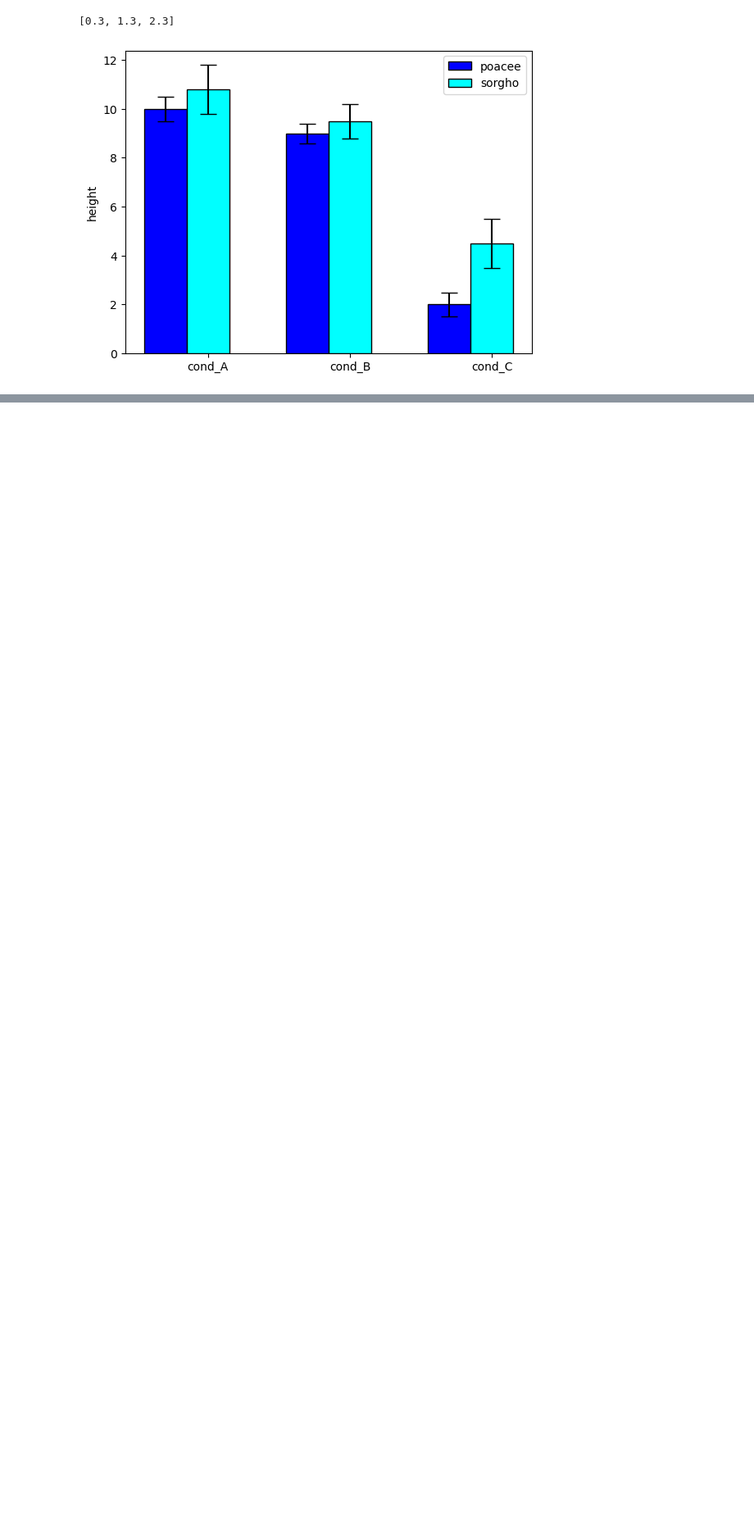
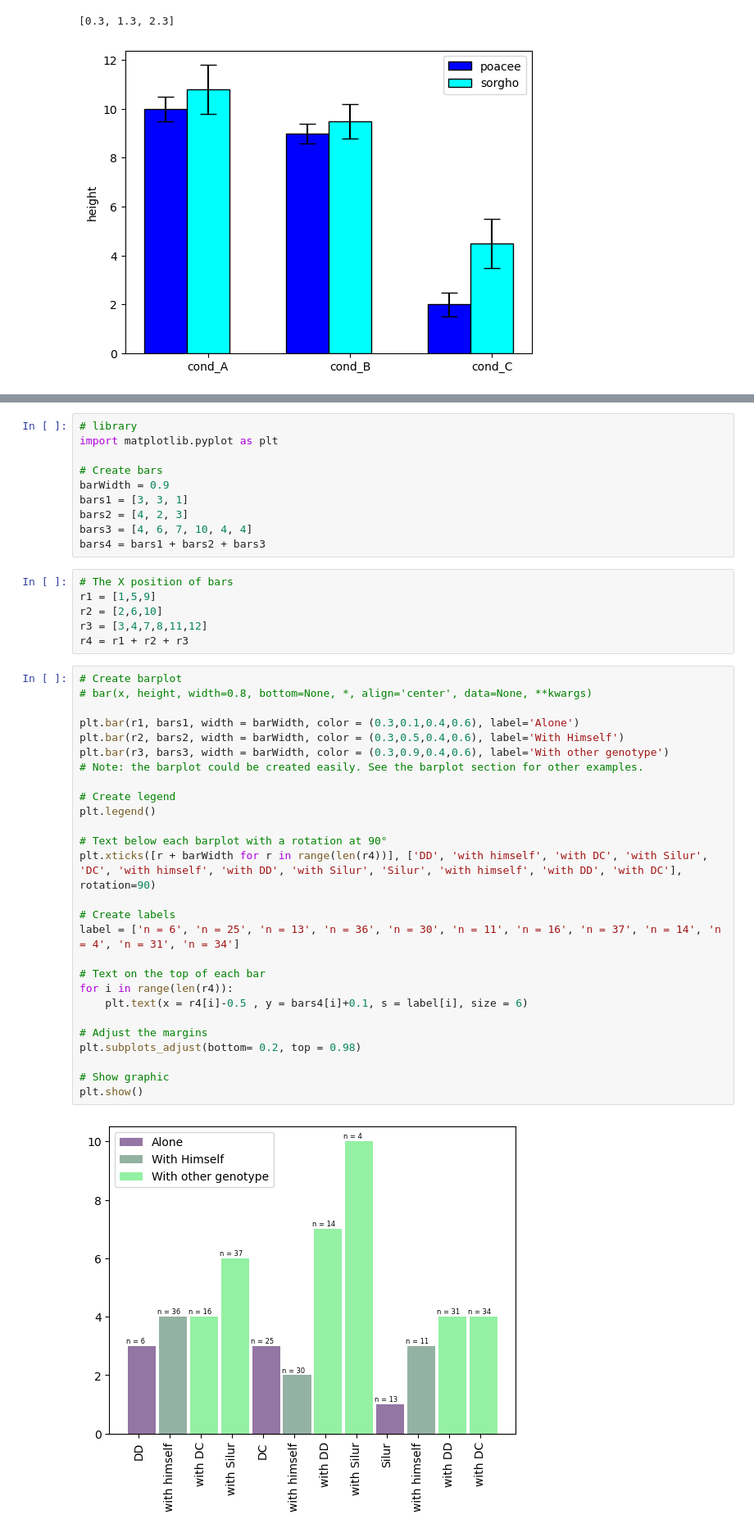
Before and after one commit to hamidhosen42/Data-Science-and-Machine-Learning-with-Python, a Jupyter notebook: barplot-with-matplotlib.ipynb, the cells around one changed output, grey strips where cells are left out. Shown at 82% size. Saved outputs shown, nothing was run; the diff lists cells and outputs as text; blank space fills up the shorter version.

Commit message:
Kaggle Notebook | Barplot with Matplotlib | Version 2

```diff
--- a/barplot-with-matplotlib.ipynb
+++ b/barplot-with-matplotlib.ipynb
@@ -444,0 +461,45 @@ plt.show()
+# %%
+# library
+import matplotlib.pyplot as plt
+
+# Create bars
+barWidth = 0.9
+bars1 = [3, 3, 1]
+bars2 = [4, 2, 3]
+bars3 = [4, 6, 7, 10, 4, 4]
+bars4 = bars1 + bars2 + bars3
+# %%
+# The X position of bars
+r1 = [1,5,9]
+r2 = [2,6,10]
+r3 = [3,4,7,8,11,12]
+r4 = r1 + r2 + r3
+# %%
+# Create barplot
+# bar(x, height, width=0.8, bottom=None, *, align='center', data=None, **kwargs)
+
+plt.bar(r1, bars1, width = barWidth, color = (0.3,0.1,0.4,0.6), label='Alone')
+plt.bar(r2, bars2, width = barWidth, color = (0.3,0.5,0.4,0.6), label='With Himself')
+plt.bar(r3, bars3, width = barWidth, color = (0.3,0.9,0.4,0.6), label='With other genotype')
+# Note: the barplot could be created easily. See the barplot section for other examples.
+
+# Create legend
+plt.legend()
+
+# Text below each barplot with a rotation at 90°
+plt.xticks([r + barWidth for r in range(len(r4))], ['DD', 'with himself', 'with DC', 'with Silur', 'DC', 'with himself', 'with DD', 'with Silur', 'Silur', 'with himself', 'with DD', 'with DC'], rotation=90)
+
+# Create labels
+label = ['n = 6', 'n = 25', 'n = 13', 'n = 36', 'n = 30', 'n = 11', 'n = 16', 'n = 37', 'n = 14', 'n = 4', 'n = 31', 'n = 34']
+
+# Text on the top of each bar
+for i in range(len(r4)):
+    plt.text(x = r4[i]-0.5 , y = bars4[i]+0.1, s = label[i], size = 6)
+
+# Adjust the margins
+plt.subplots_adjust(bottom= 0.2, top = 0.98)
+
+# Show graphic
+plt.show()
+# %% [output]
+[figure, added]
```
Also changed, not shown: parts of 2 cells of this notebook.
